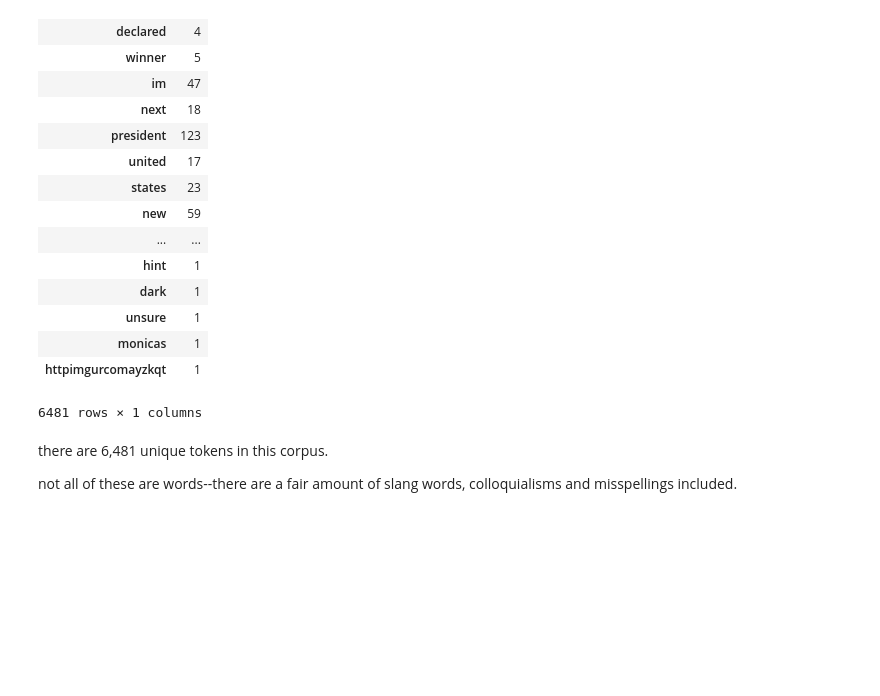
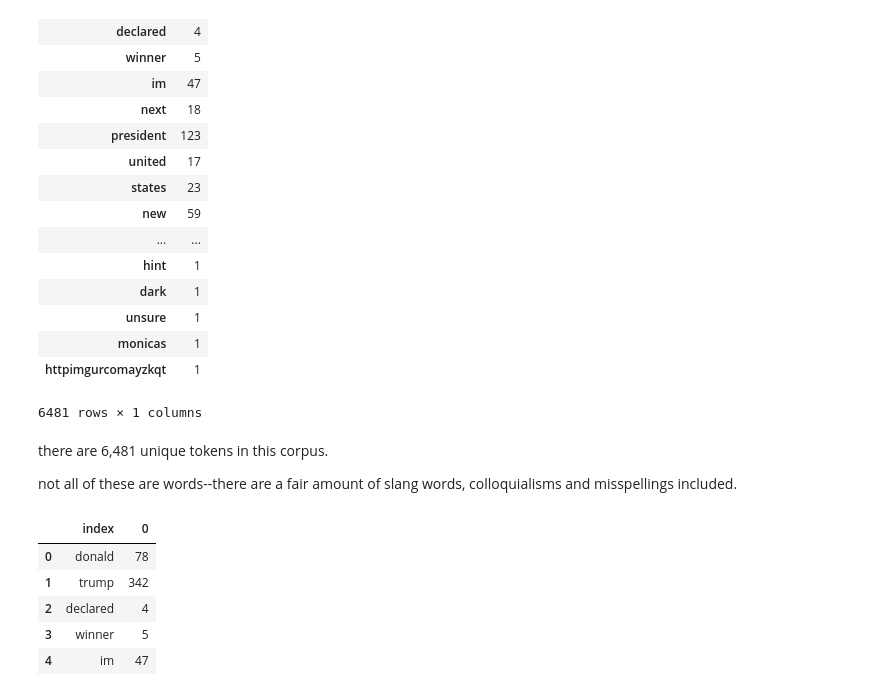
Before and after one commit to IndigenousEngineering/small_corpora_bias_with_w2v, a Jupyter notebook: WEAT_analysis_1.ipynb, the cells around one changed output. Saved outputs shown, nothing was run; the diff lists cells and outputs as text; code cells hidden in the pictures; blank space fills up the shorter version.

```diff
--- a/WEAT_analysis_1.ipynb
+++ b/WEAT_analysis_1.ipynb
@@ -335,3 +339,16 @@ counts_df
 there are 6,481 unique tokens in this corpus.
 
 not all of these are words--there are a fair amount of slang words, colloquialisms and misspellings included.
+# %%
+# add an index to work with
+
+df_reset = counts_df.reset_index()
+
+df_reset.head()
+# %% [output]
+|  | index | 0 |
+| 0 | donald | 78 |
+| 1 | trump | 342 |
+| 2 | declared | 4 |
+| 3 | winner | 5 |
+| 4 | im | 47 |
```
Also changed, not shown: parts of 4 cells of this notebook.
